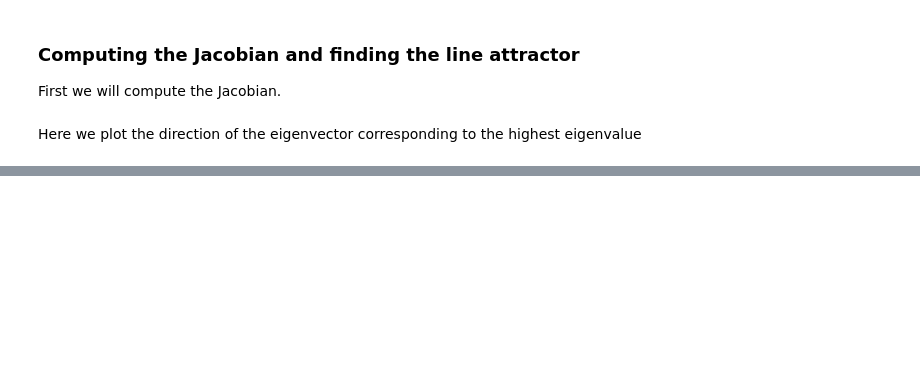
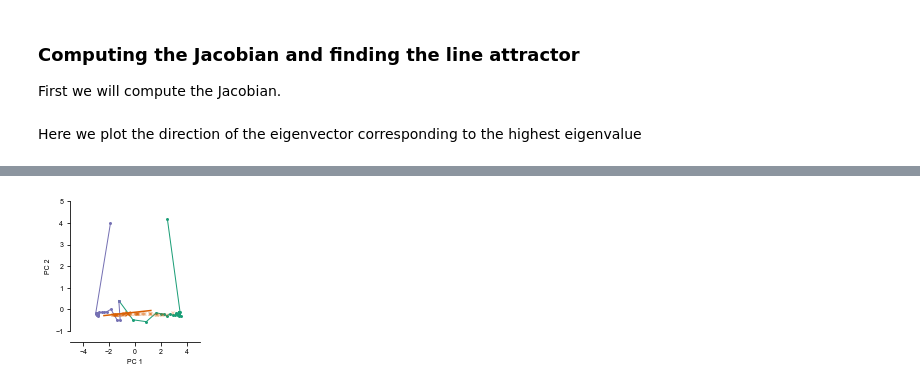
Before and after one commit to gyyang/nn-brain, a Jupyter notebook: RNN+DynamicalSystemAnalysis.ipynb, the cells around one changed output, grey strips where cells are left out. Drawn from its saved outputs; the diff is of its cells as text; code cells hidden in the pictures; blank space fills up the shorter version.

```diff
--- a/RNN+DynamicalSystemAnalysis.ipynb
+++ b/RNN+DynamicalSystemAnalysis.ipynb
@@ -378,0 +391,9 @@ Text(0, 0.5, 'PC 2')
+# %%
+# Convert information into pandas dataframe
+import pandas as pd
+df = pd.DataFrame()
+for i in range(len(trial_infos)):
+    df = df.append(trial_infos[i], ignore_index=True)
+
+# Example selection of conditions
+print(df[(df['coh']==6.4) & (df['ground_truth']==1.0)])
@@ -378,0 +410,66 @@ Text(0, 0.5, 'PC 2')
+# %%
+plot_fp = True
+
+# Plot in the same space as activity
+fig = plt.figure(figsize=(3, 3))
+ax = fig.add_axes([0.2, 0.2, 0.6, 0.6])
+
+colors = np.array([[27,158,119], [117,112,179], [217,95,2]])/255.
+
+# Search for two trials with similar conditions
+cohs = np.unique(df['coh'])
+cohs = [c for c in cohs if c > 0]  # remove 0
+
+color_intensity = [0.4, 0.7, 1.0, 1.3]
+
+for ground_truth in [0, 1]:
+    for i_coh, coh in enumerate(cohs):
+        if plot_fp and coh != cohs[2]:
+            continue
+        trials = df[(df['coh']==coh) & (df['ground_truth']==ground_truth)].index
+        activity = np.mean(np.array([activity_dict[i] for i in trials]), axis=0)
+
+        activity_pc = pca.transform(activity)
+        color = colors[0] if ground_truth == 0 else colors[1]
+        color = color * color_intensity[i_coh]
+        signed_coh = coh * (2*groud_truth - 1)
+        label = '{:0.1f}'.format(signed_coh)
+        plt.plot(activity_pc[:, 0], activity_pc[:, 1], 'o-',
+                 color=color, ms=3, markeredgecolor='none',
+                 lw=1, label=label)
+
+
+if plot_fp:
+    # Fixed points are shown in cross
+    color = colors[2]
+    fixedpoints_pc = pca.transform(fixedpoints)
+    plt.plot(fixedpoints_pc[:, 0], fixedpoints_pc[:, 1], 'x', ms=3, color=color, alpha=0.3)
+
+    # Line attractor
+    plt.plot(fixedpoints_pc[i_fp, 0], fixedpoints_pc[i_fp, 1], 'x', ms=5, color=color, lw=1)
+    plt.plot(end_pts[:, 0], end_pts[:, 1], color=color)
+else:
+    ax.legend(title='Coh', loc='upper left', bbox_to_anchor=(1.0, 1.0), frameon=False)
+
+
+plt.xlabel('PC 1', fontsize=7)
+plt.ylabel('PC 2', fontsize=7)
+
+plt.xlim([-5, 5])
+plt.ylim([-1, 5])
+
+# Beautification
+ax.spines['top'].set_visible(False)
+ax.spines['right'].set_visible(False)
+ax.spines['left'].set_position(('data', -5))
+ax.spines['bottom'].set_position(('data', -1.5))
+
+from pathlib import Path
+if plot_fp:
+    fname = Path('figures/lineattractors')
+else:
+    fname = Path('figures/rnndynamics')
+fig.savefig(fname.with_suffix('.pdf'), transparent=True)
+fig.savefig(fname.with_suffix('.png'), dpi=300)
+# %% [output]
+[figure, added]
```
Also changed, not shown: parts of 7 cells of this notebook.
